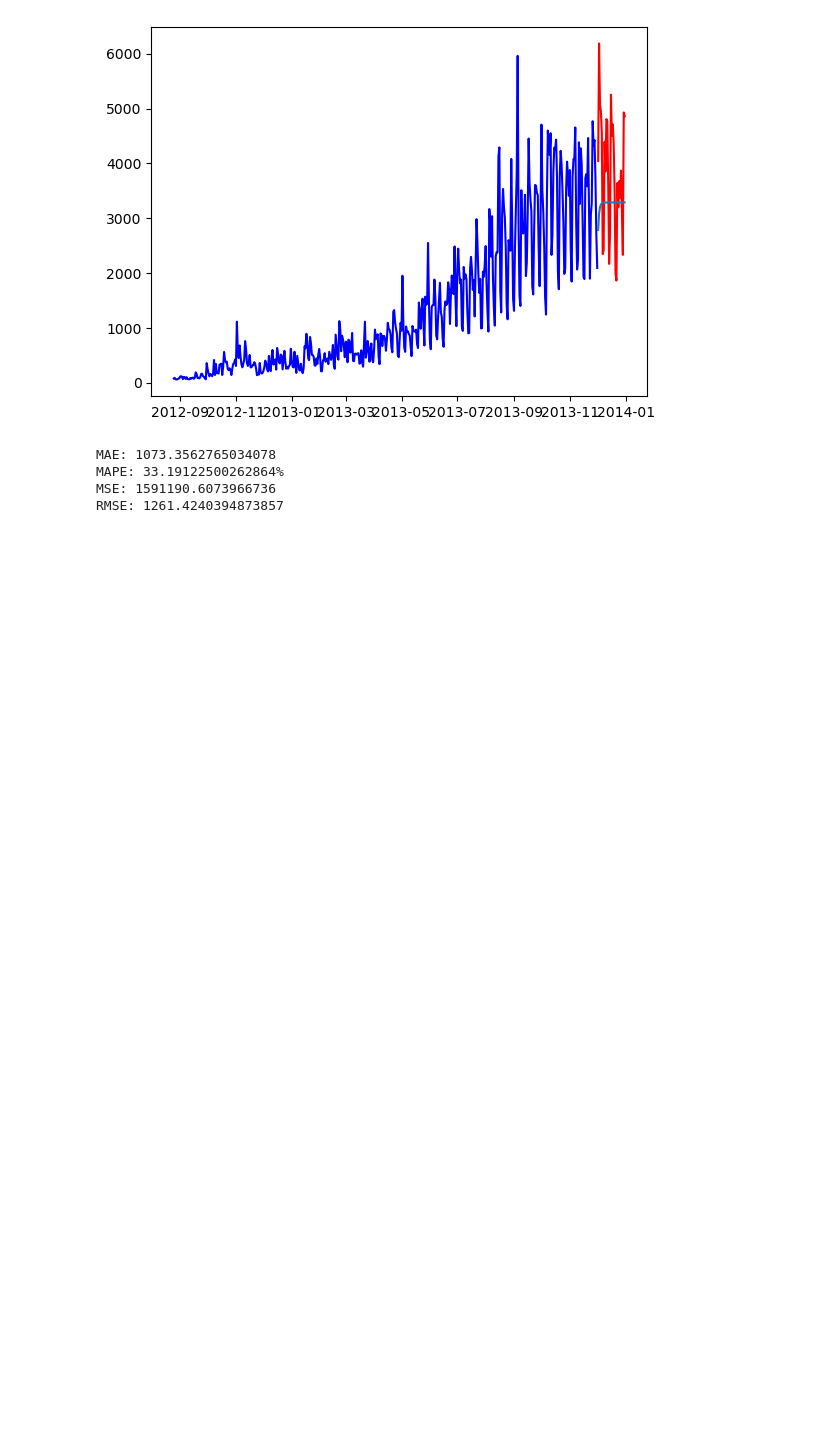
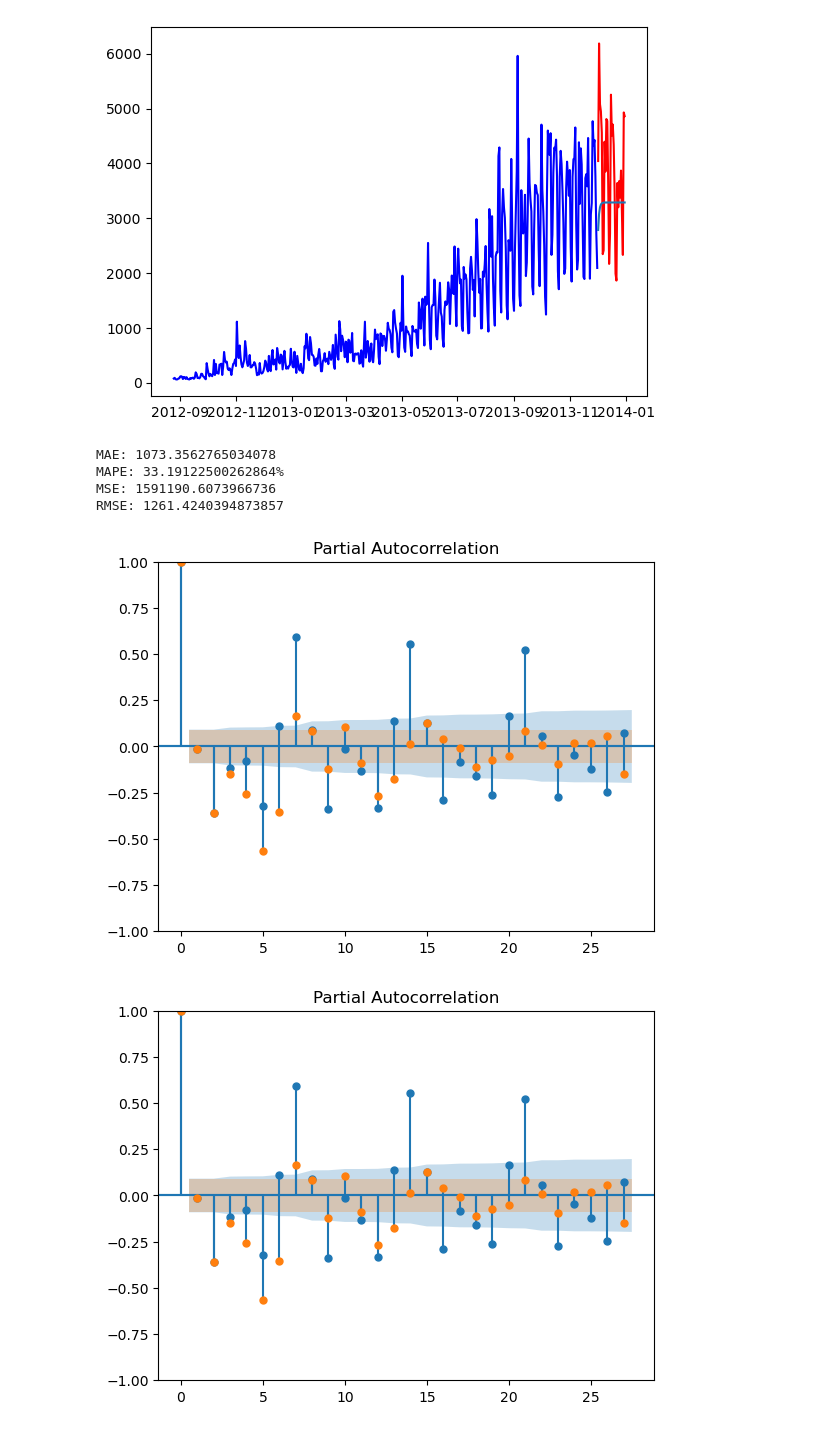
Before and after one commit to Feddyhub/statistic-model-on-time-series, a Jupyter notebook: task4-checkpoint.ipynb, the cells around one changed output. Drawn from its saved outputs; the diff is of its cells as text; code cells hidden in the pictures; blank space fills up the shorter version.

```diff
--- a/task4-checkpoint.ipynb
+++ b/task4-checkpoint.ipynb
@@ -224,3 +224,9 @@ MAE: 1073.3562765034078
 MAPE: 33.19122500262864%
 MSE: 1591190.6073966736
 RMSE: 1261.4240394873857
+# %%
+plot_acf(a, ax=plt.gca())
+plot_pacf(a, ax=plt.gca())
+# %% [output]
+[figure, added]
+[figure, added]
```
Also changed, not shown: parts of 10 cells of this notebook.
